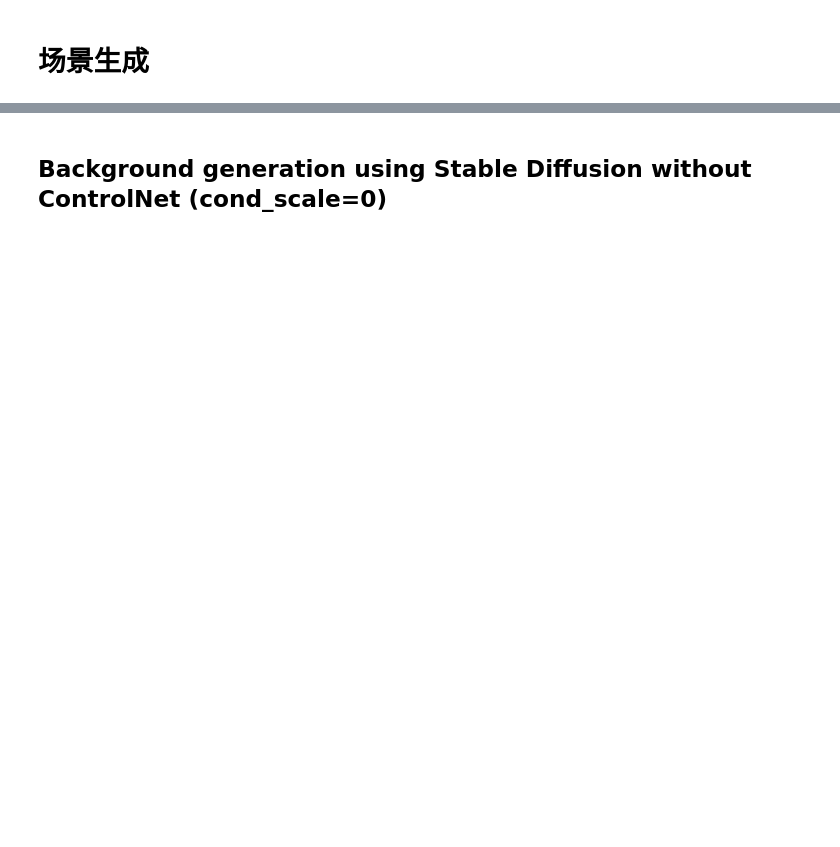
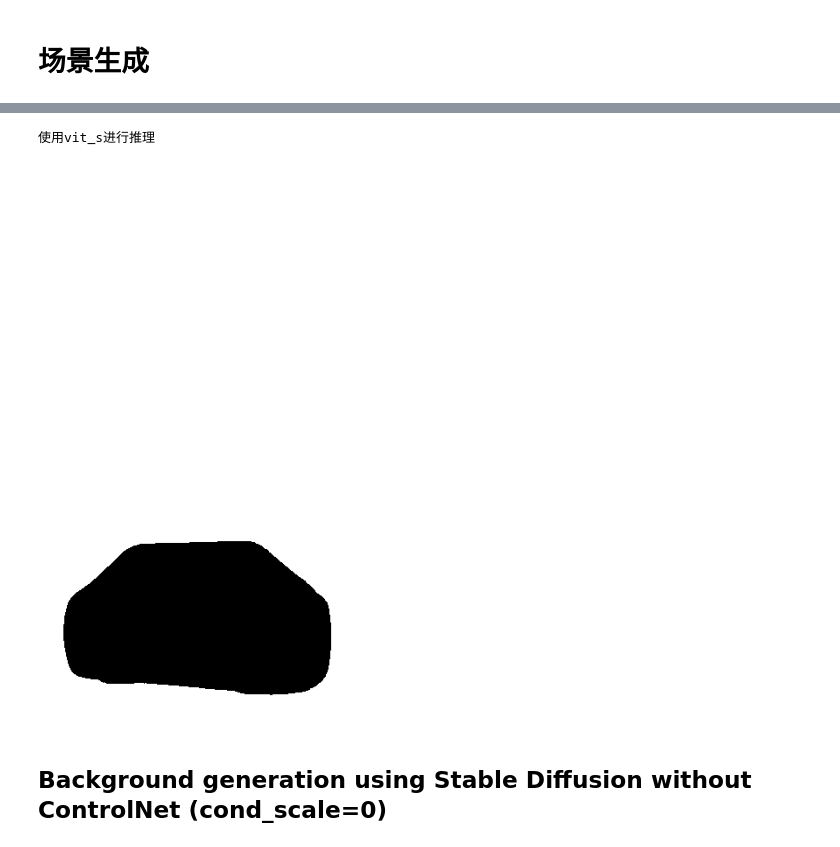
Before and after one commit to jungletada/ReGe, a Jupyter notebook: inference.ipynb, the cells around one changed output, grey strips where cells are left out. Saved outputs shown, nothing was run; the diff lists cells and outputs as text; code cells hidden in the pictures; blank space fills up the shorter version.

```diff
--- a/inference.ipynb
+++ b/inference.ipynb
@@ -155,3 +152,31 @@ mask = ImageOps.invert(fg_mask)
+# %%
+print(f'使用{model_type}进行推理 ')
+sample_image_tensor = transforms.ToTensor()(sample_image_np)
+
+predicted_logits, predicted_iou = model(
+    sample_image_tensor[None, ...],
+    input_points,
+    input_labels,
+)
+sorted_ids = torch.argsort(predicted_iou, dim=-1, descending=True)
+predicted_iou = torch.take_along_dim(predicted_iou, sorted_ids, dim=2)
+predicted_logits = torch.take_along_dim(
+    predicted_logits, sorted_ids[..., None, None], dim=2
+)
+
+bin_mask = torch.ge(predicted_logits[0, 0, 0, :, :], 0).cpu().detach().numpy()
+mask = np.where(bin_mask, 255, 0).astype(np.uint8)
+mask = Image.fromarray(mask , 'L')
+mask = ImageOps.invert(mask)
+
+seed = 13
+prompt = "A radio is palced in gym in shades of grey"
+# %% [output]
+使用vit_s进行推理
+# %%
+mask
+# %% [output]
+[figure, added]
 # %% [markdown]
 ## Background generation using Stable Diffusion without ControlNet (cond_scale=0)
 # %%
```
Also changed, not shown: parts of 18 cells of this notebook.
